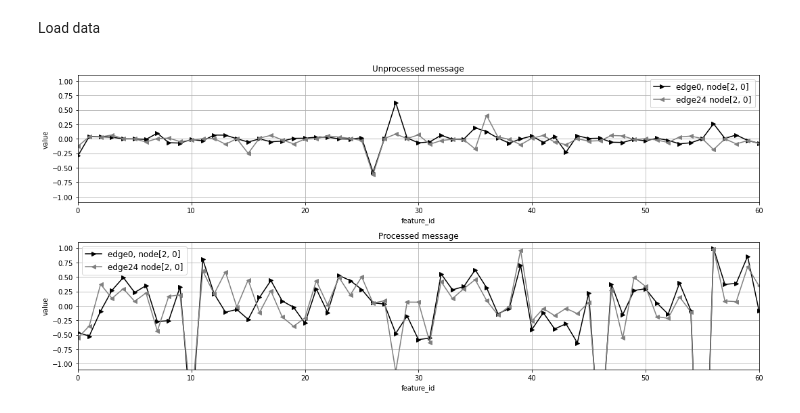
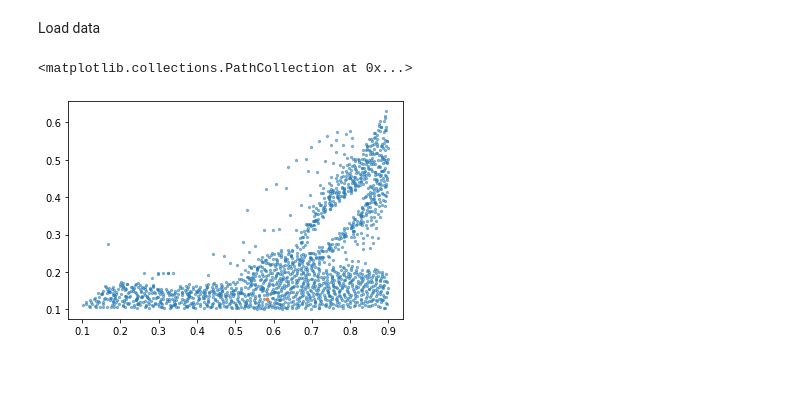
Before and after one commit to yjchoi1/gns-mpm, a Jupyter notebook: gns/see_messages.ipynb, the cells around one changed output. Cells and saved outputs as stored; diff of their text form; code cells hidden in the pictures; blank space fills up the shorter version.

Commit message:
pkl step and gnn stack

```diff
--- a/gns/see_messages.ipynb
+++ b/gns/see_messages.ipynb
@@ -6,16 +6,20 @@ from matplotlib import pyplot as plt
 # %% [markdown]
 Load data
 # %%
-step = 210
+step = 130
+save_dir = "message_data/"
 
+# most recent position
+pkl_file = open(f"{save_dir}"+f'most_recent_position-step{step}.pkl', 'rb')
+most_recent_position = np.array(pickle.load(pkl_file))
 # edge features before processed by message function
-pkl_file = open(f'edge_features_unprocessed-step{step}.pkl', 'rb')
+pkl_file = open(f"{save_dir}"+f'edge_features_unprocessed-step{step}.pkl', 'rb')
 edge_features_unprocessed = np.array(pickle.load(pkl_file))
 # edge feature after processed by message function
-pkl_file = open(f'edge_features_processed-step{step}.pkl', 'rb')
+pkl_file = open(f"{save_dir}"+f'edge_features_processed-step{step}.pkl', 'rb')
 edge_features_processed = np.array(pickle.load(pkl_file))
 # connectivity indices
-pkl_file = open(f'connectivity_indices-step{step}.pkl', 'rb')
+pkl_file = open(f"{save_dir}"+f'connectivity_indices-step{step}.pkl', 'rb')
 connectivity_indices = pickle.load(pkl_file)
 # # edge index
 # pkl_file = open(f'edge_index-step{step}.pkl', 'rb')
@@ -41,22 +33,7 @@ message_processed2 = edge_features_processed[edge_id2]
-# %%
-fig1, axes = plt.subplots(2, 1, figsize=(15, 7))
-axes[0].plot(np.arange(128), message_unprocessed1,
-        label=f"edge{edge_id1}, node{connected_nodes}", marker=">", color="black")
-axes[0].plot(np.arange(128), message_unprocessed2,
-        label=f"edge{edge_id2} node{connected_nodes}", marker="<", color="gray")
-axes[1].plot(np.arange(128), message_processed1,
-        label=f"edge{edge_id1}, node{connected_nodes}", marker=">", color="black")
-axes[1].plot(np.arange(128), message_processed2,
-        label=f"edge{edge_id2} node{connected_nodes}", marker="<", color="gray")
-for ax in axes:
-        ax.set_xlabel("feature_id")
-        ax.set_ylabel("value")
-        ax.set_xlim([0, 60])
-        ax.set_ylim([-1.1, 1.1])
-        ax.legend(prop={'size': 12})
-        ax.grid()
-axes[0].set_title("Unprocessed message")
-axes[1].set_title("Processed message")
-plt.tight_layout()
-# %% [output]
-[figure, removed]
+# %%
+
+plt.scatter(most_recent_position[:,0], most_recent_position[:, 1], s=5, alpha=0.5)
+plt.scatter(most_recent_position[5,0], most_recent_position[5, 1], s=8)
+# %% [output]
+<matplotlib.collections.PathCollection at 0x...>
+[figure, added]
```
Also changed, not shown: parts of 5 cells of this notebook, 5 other files.
